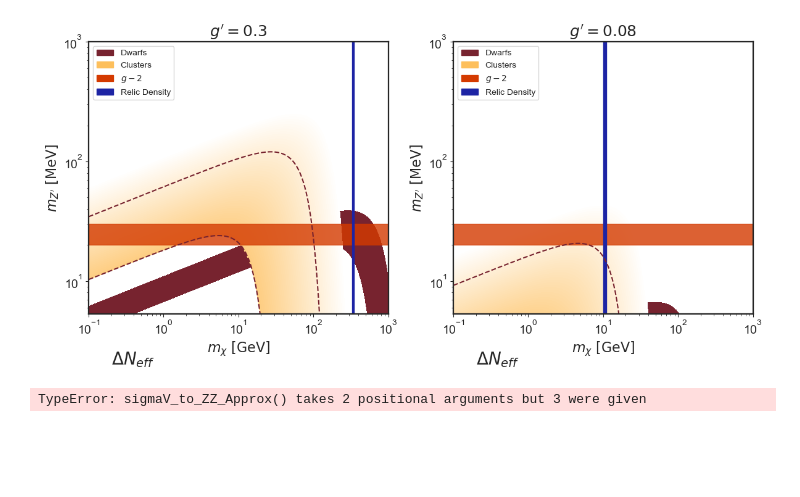
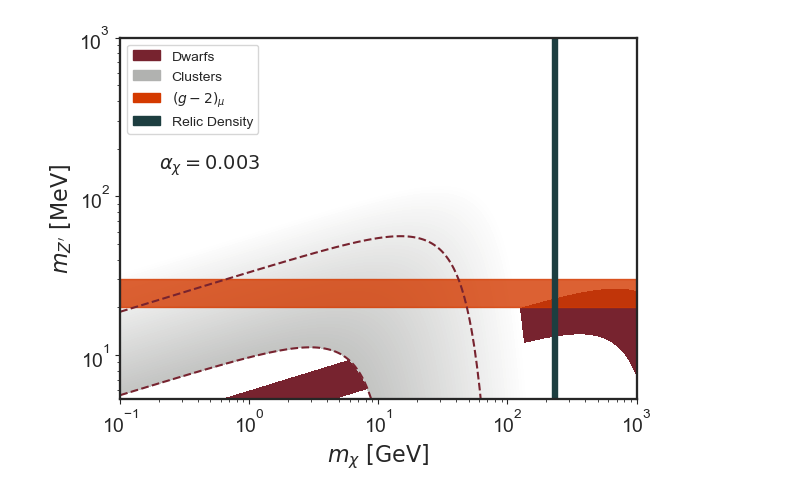
Before and after one commit to nigomezcr/Leptophilic-Atlas-Repo, a Jupyter notebook: ParameterSpace.ipynb, the cells around one changed output. Drawn from its saved outputs; the diff is of its cells as text; code cells hidden in the pictures; blank space fills up the shorter version.

```diff
--- a/ParameterSpace.ipynb
+++ b/ParameterSpace.ipynb
@@ -9,3 +9,9 @@ from scipy.integrate import quad, odeint
 from scipy import misc, special, optimize
 
 import matplotlib.patches as mpatches
+
+def sigmatransfer(V, mphi, mchi, alphax):
+    w = 300 * (mphi / 10) * (10 / mchi)
+    st = (275.73) * (alphax / 1e-2) ** 2 * (mchi / 10) * (10 / mphi) ** (4)
+    sv = 2 * st * (w ** 4 / V ** 4) * (2 * np.log(1.0 + V ** 2 / (2 * w ** 2)) - np.log(1.0 + V ** 2 / (w ** 2)))
+    return sv
@@ -24,67 +102,61 @@ sigma_grid_clusters = np.zeros((g_p, g_p))
 n = 50
 levels_dw=[10, 70]
 levels_cl= np.logspace(-3, 0.1, n+1)  # Generate logarithmically spaced values
-fig, ax = plt.subplots(1, 2, figsize=(12, 6))
-ax = ax.ravel()
 
 #Colors
 clusterColors = Gray2
 DwColors =BackgroundColor1
 Muoncolors = MainColor3
-RelicColors = MainColor2
+RelicColors = BackgroundColor2
 
+alphaDM = 0.003
 
 patch_dw = mpatches.Patch(color=DwColors, label=r'Dwarfs')
 patch_cl = mpatches.Patch(color=clusterColors, label=r'Clusters')
-patch_g2 = mpatches.Patch(color=Muoncolors, label=r'$g-2$')
+patch_g2 = mpatches.Patch(color=Muoncolors, label=r'$(g-2)_{\mu}$')
 patch_Oh2 = mpatches.Patch(color=RelicColors, label=r'Relic Density')
 
 def colorFader(c1,c2,mix=0): #fade (linear interpolate) from color c1 (at mix=0) to c2 (mix=1)
     c1=np.array(c1)
     c2=np.array(c2)
     return (1-mix)*c1 + mix*c2
 
 c2 = clusterColors  # yellow
 c1 = (1, 1, 1)  # white
 clf = [colorFader(c1, c2, (np.log10(l) + 3)/4) for l in levels_cl]
 
 
-"""
-
-
 for g in gp_l:
 
     for i in range(g_p):
         for j in range(g_p):
-            sigma_grid_dwarf[i, j] = Transfer_sigma(30, g, M_l[j], m_l[i])
-            sigma_grid_clusters[i, j] = Transfer_sigma(1000, g, M_l[j], m_l[i])
+            sigma_grid_dwarf[i, j] = sigmatransfer(10, M_l[j], m_l[i], alphaDM)
+            sigma_grid_clusters[i, j] = sigmatransfer(1000, M_l[j], m_l[i], alphaDM)
 
-    ax[fig_index].set_title('$g^{{\prime}} = {}$'.format(g))
 
-    ax[fig_index].contourf(m_g, M_g, sigma_grid_dwarf, levels_dw, colors=(DwColors,))
-    ax[fig_index].contourf(m_g, M_g, sigma_grid_clusters, levels_cl, colors=clf)
-    ax[fig_index].contour(m_g, M_g, sigma_grid_clusters, [0.01, levels_cl[-1] ], colors=(DwColors,), linestyles='dashed')
+plt.contourf(m_g, M_g, sigma_grid_dwarf, levels_dw, colors=(DwColors,))
+plt.contourf(m_g, M_g, sigma_grid_clusters, levels_cl, colors=clf)
+plt.contour(m_g, M_g, sigma_grid_clusters, [0.01, levels_cl[-1] ], colors=(DwColors,), linestyles='dashed')
 
-    ax[fig_index].fill_between(m_l, y1=20, y2=30, color=Muoncolors, alpha=0.8)
-    ax[fig_index].text(0.2, 2, r'$\Delta N_{eff}$', fontsize=20)
-    #ax[fig_index].fill_between(m_l, M_l[0], 5.3, color=Gray1, alpha=0.6)
-    ax[fig_index].set_xlabel('$m_{\chi} ~[\mathrm{GeV} ]$' )
-    ax[fig_index].set_ylabel('$m_{Z\'} ~[\mathrm{MeV} ]$' )
-    ax[fig_index].set_xscale('log')
-    ax[fig_index].set_yscale('log')
-    ax[fig_index].legend(handles=[patch_dw, patch_cl, patch_g2, patch_Oh2], loc='upper left')
+plt.xscale('log')
+plt.yscale('log')
 
-    fig_index +=1
+plt.text(0.2, 150, r'$\alpha_{{\chi}} = {}$'.format(alphaDM), fontsize=14)
+plt.fill_between(m_l, y1=20, y2=30, color=Muoncolors, alpha=0.8)
+plt.xlabel('$m_{\chi} ~[\mathrm{GeV} ]$' )
+plt.ylabel('$m_{Z\'} ~[\mathrm{MeV} ]$' )
+
+plt.legend(handles=[patch_dw, patch_cl, patch_g2, patch_Oh2], loc='upper left')
+
 
 
 #Relic Density
-ax[0].fill_between(([330, 350]), y1=M_l[0], y2=M_l[-1], color=RelicColors)
-ax[1].fill_between(([10, 11]), y1=M_l[0], y2=M_l[-1], color=RelicColors)
-"""
+plt.fill_between(([220, 240]), y1=M_l[0], y2=M_l[-1], color=RelicColors)
 
-fig.tight_layout()
-fig.show()
-#fig.savefig("Plots/ParameterSpacePlot.pdf")
-#fig.savefig("Plots/ParameterSpacePlot.svg")
+
+plt.tight_layout()
+plt.savefig("Plots/ParameterSpacePlot2.pdf")
+plt.savefig("Plots/ParameterSpacePlot2.svg")
+plt.show()
 # %% [output]
-[figure, old version]
+[figure, new version]
@@ -166,4 +162,0 @@ CCFR_y = CCFR_data[:,1]
-# %%
-Log_Omega_h2(1e-3)
-# %% [output]
-TypeError: sigmaV_to_ZZ_Approx() takes 2 positional arguments but 3 were given
```
Also changed, not shown: parts of 10 cells of this notebook, 7 other files.
